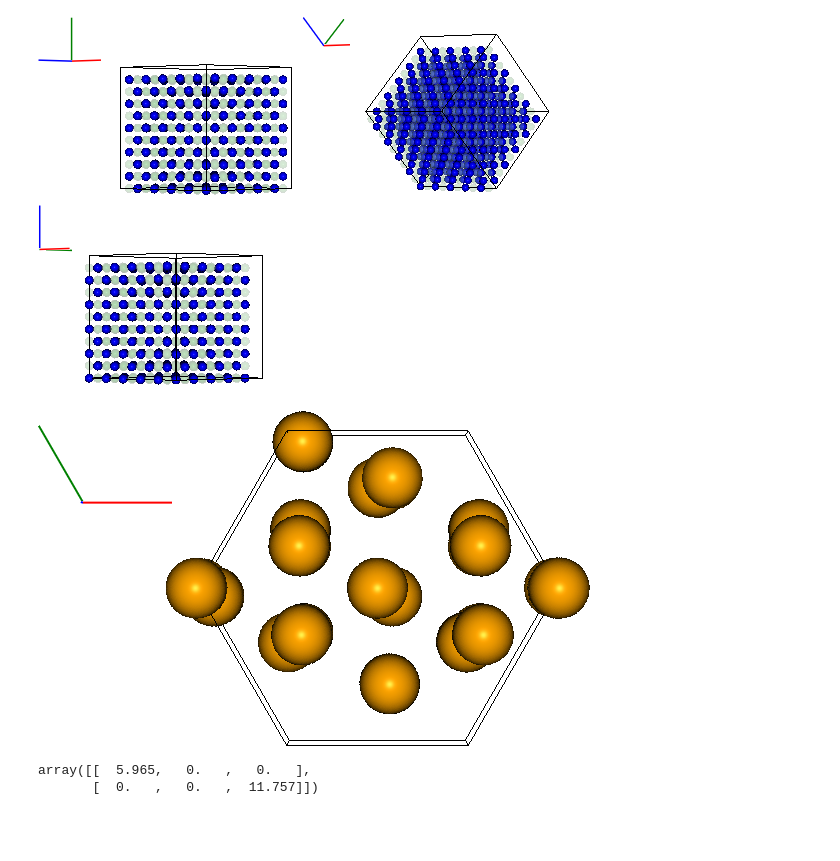
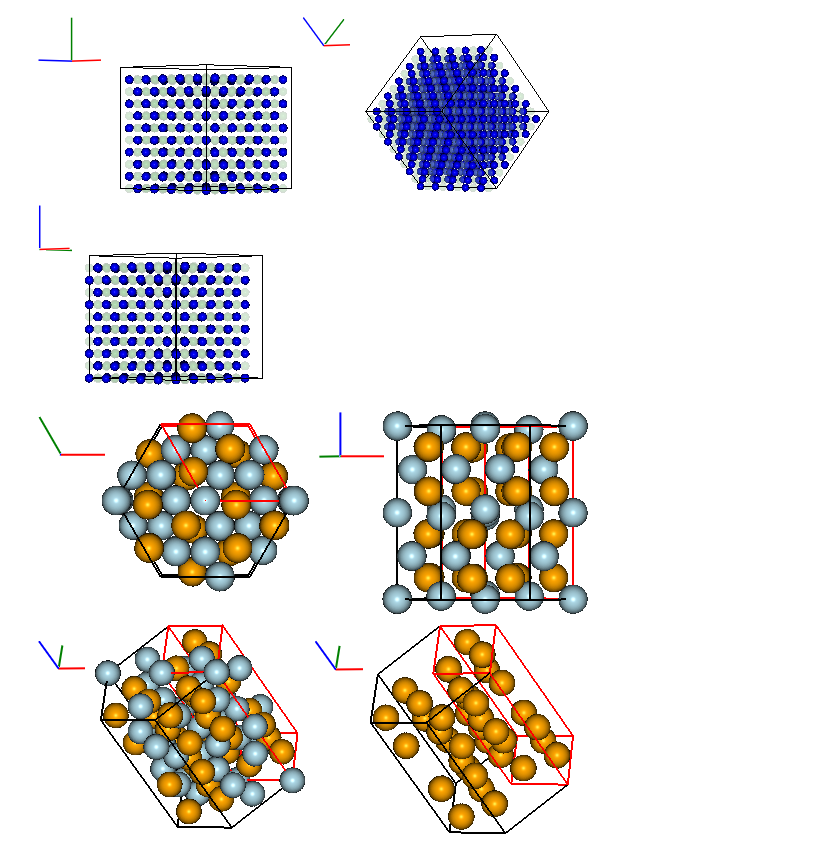
Before and after one commit to chrisjsewell/ipymd, a Jupyter notebook: example_analysis.ipynb, the cells around one changed output. Saved outputs shown, nothing was run; the diff lists cells and outputs as text; code cells hidden in the pictures; blank space fills up the shorter version.

```diff
--- a/example_analysis.ipynb
+++ b/example_analysis.ipynb
@@ -70,38 +70,38 @@ images = [vis2.get_image(xrot=xrot,yrot=45) for xrot in [0,45,90]]
 vis2.visualise(images, columns=2)
 # %% [output]
 [figure]
-# %%
-import numpy as np
-
-manip = ipymd.atom_manipulation.Atom_Manipulation()
-data = ipymd.data_input.lammps.LAMMPS_Input(ipymd.get_test_path('crystal_data.data'))
-vis3 = ipymd.visualise_sim.Visualise_Sim()
-vis3.change_atom_radiimap({'Xx':0.1})
-sim_abc, sim_origin = data.get_simulation_box()
-#vis3.add_box(sim_abc,sim_origin,width=2)
-vis3.add_axes(sim_abc, length=0.3,offset=(-0.4,-0.2),width=2)
-atom_df = data.get_atom_data('charge')
-repeat_df = manip.repeat_cell(atom_df,sim_abc,repetitions=((-2,2),(-2,2),(-1,1)))
-repeat_df = manip.filter_variable(repeat_df, [1])
-fe_origin=repeat_df.iloc[200][['xs','ys','zs']].values
-
-#vis3.add_plane(3*sim_abc[0:2], sim_origin+np.array([0,0,7.4]), alpha=0.5, color='blue')
-
-vis3.add_hexagon(sim_abc[[0,2]],fe_origin)
-
-hex_df = manip.filter_inside_hexagon(repeat_df, sim_abc[[0,2]], fe_origin)
-vis3.add_atoms(hex_df,type_map={1:'Fe',2:'S'})
-
-img = vis3.get_image(xrot=0,yrot=0,fov=5,height=1000,width=1000)
-#img.save('test.png')
-vis3.visualise(img)
-# %% [output]
-[figure, removed]
-# %%
-sim_abc[[0,2]]
-# %% [output]
-array([[  5.965,   0.   ,   0.   ],
-       [  0.   ,   0.   ,  11.757]])
+# %%
+data = ipymd.data_input.lammps.LAMMPS_Input(ipymd.get_test_path('crystal_data.data'))
+atom_df = data.get_atom_data('charge')
+sim_abc, sim_origin = data.get_simulation_box()
+
+atom_manip = ipymd.atom_manipulation.Atom_Manipulation
+new_df = atom_manip(atom_df)
+new_df.repeat_cell(sim_abc,repetitions=((-2,2),(-2,2),(-1,1)))
+new_df.change_variables({1:'Fe',2:'S'}, vtype='type')
+new_df.filter_inside_hexagon(sim_abc[[0,2]], sim_origin)
+
+vis3 = ipymd.visualise_sim.Visualise_Sim()
+vis3.change_atom_radiimap({'Xx':0.1})
+vis3.change_atom_colormap({'Xx':'red','Fe':'orange','S':'light_blue'},colorstrs=True)
+vis3.add_box(sim_abc,sim_origin,width=2, color='red')
+vis3.add_axes(sim_abc, length=0.3,offset=(-0.4,-0.2),width=2)
+vis3.add_hexagon(sim_abc[[0,2]],sim_origin, width=2)
+vis3.add_atoms(new_df.df)
+
+img1 = vis3.get_image(xrot=0,yrot=0,fov=5,height=500,width=500)
+img2 = vis3.get_image(xrot=90,yrot=0,fov=5,height=500,width=500)
+img3 = vis3.get_image(xrot=45,yrot=45,fov=5,height=500,width=500)
+
+vis3.remove_atoms()
+new_df.filter_variables('Fe', vtype='type')
+vis3.add_atoms(new_df.df)
+img4 = vis3.get_image(xrot=45,yrot=45,fov=5,height=500,width=500)
+
+#img.save('test.png')
+vis3.visualise([img1,img2,img3,img4],columns=2)
+# %% [output]
+[figure, added]
 # %%
 vis3 = ipymd.visualise_sim.Visualise_Sim()
 vis3.change_atom_radiimap({'Xx':0.1})
```
Also changed, not shown: parts of 3 cells of this notebook, 1 other file.
